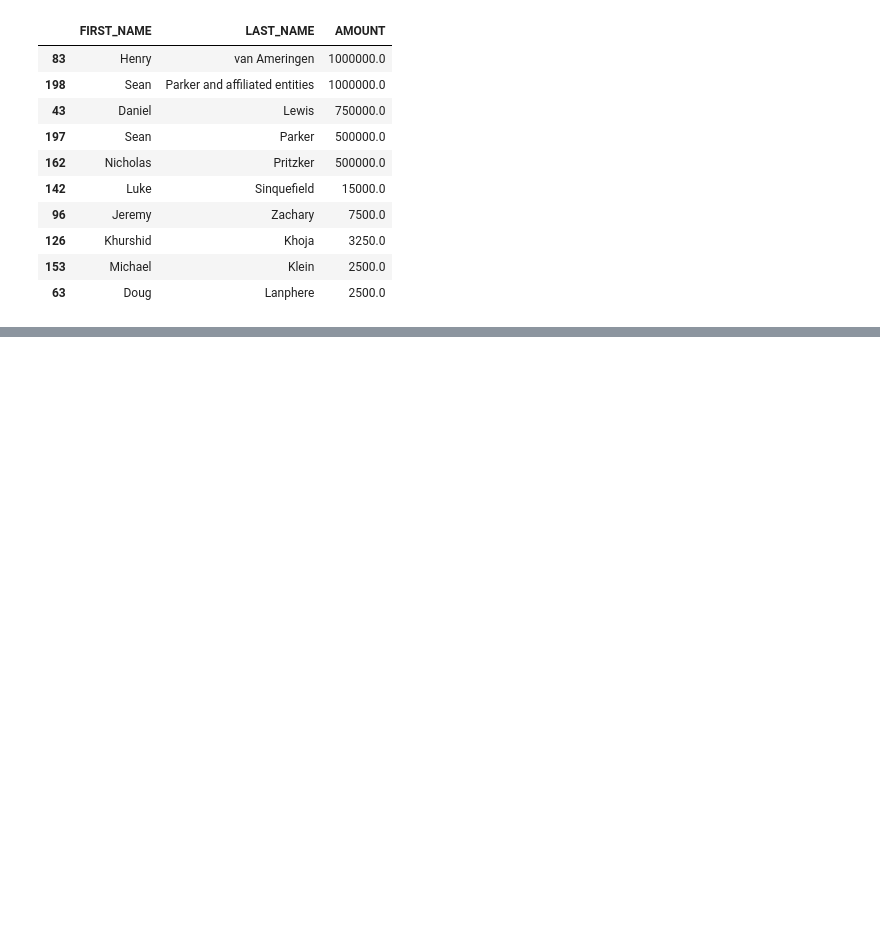
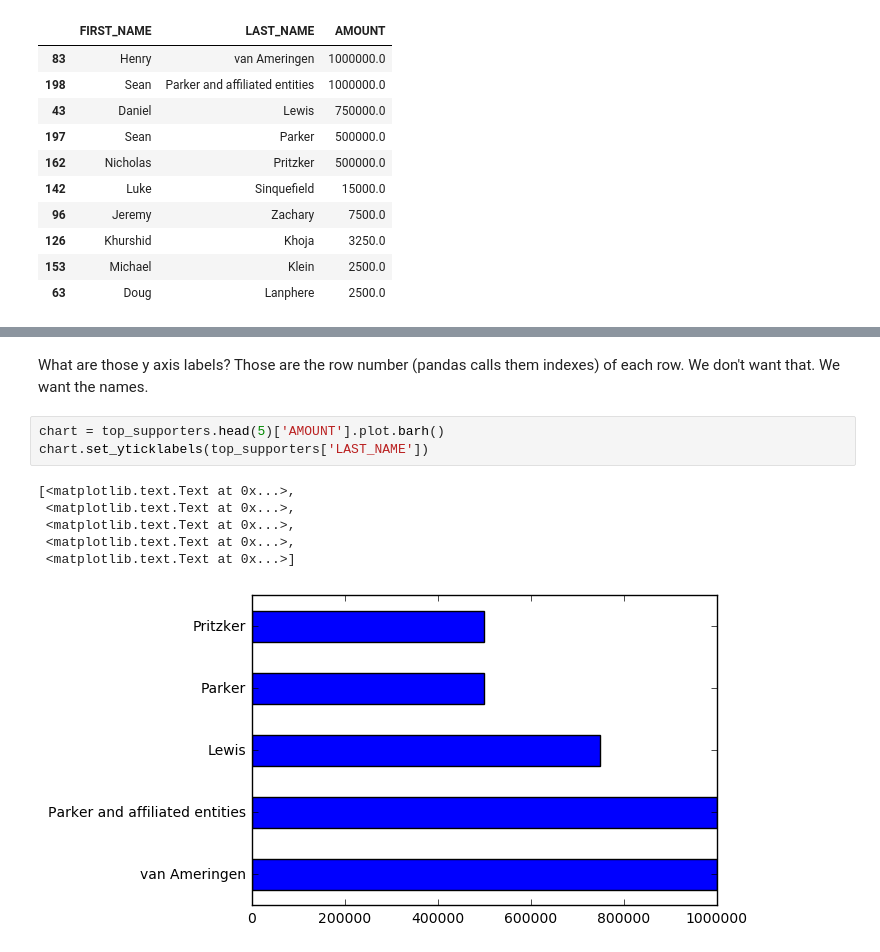
Before and after one commit to palewire/python-calaccess-notebooks, a Jupyter notebook: first-python-notebook.ipynb, the cells around one changed output, grey strips where cells are left out. Drawn from its saved outputs; the diff is of its cells as text; blank space fills up the shorter version.

```diff
--- a/first-python-notebook.ipynb
+++ b/first-python-notebook.ipynb
@@ -686,0 +687,12 @@ top_supporters['AMOUNT'].plot(kind='barh')
+# %% [markdown]
+What are those y axis labels? Those are the row number (pandas calls them indexes) of each row. We don't want that. We want the names.
+# %%
+chart = top_supporters.head(5)['AMOUNT'].plot.barh()
+chart.set_yticklabels(top_supporters['LAST_NAME'])
+# %% [output]
+[<matplotlib.text.Text at 0x...>,
+ <matplotlib.text.Text at 0x...>,
+ <matplotlib.text.Text at 0x...>,
+ <matplotlib.text.Text at 0x...>,
+ <matplotlib.text.Text at 0x...>]
+[figure, added]
```
Also changed, not shown: parts of 45 cells of this notebook.
